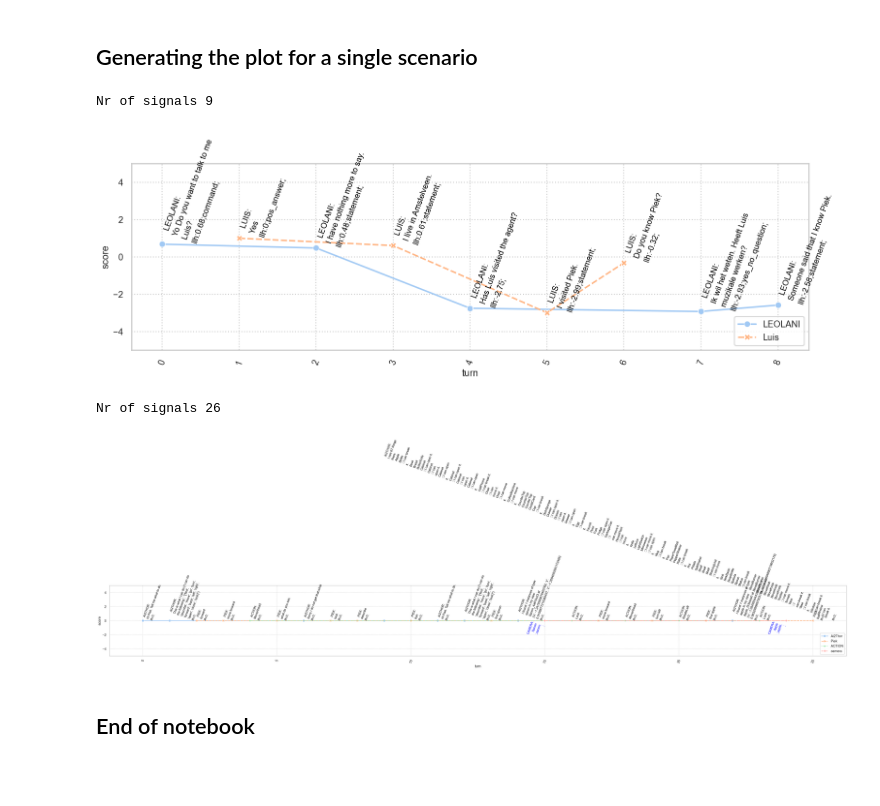
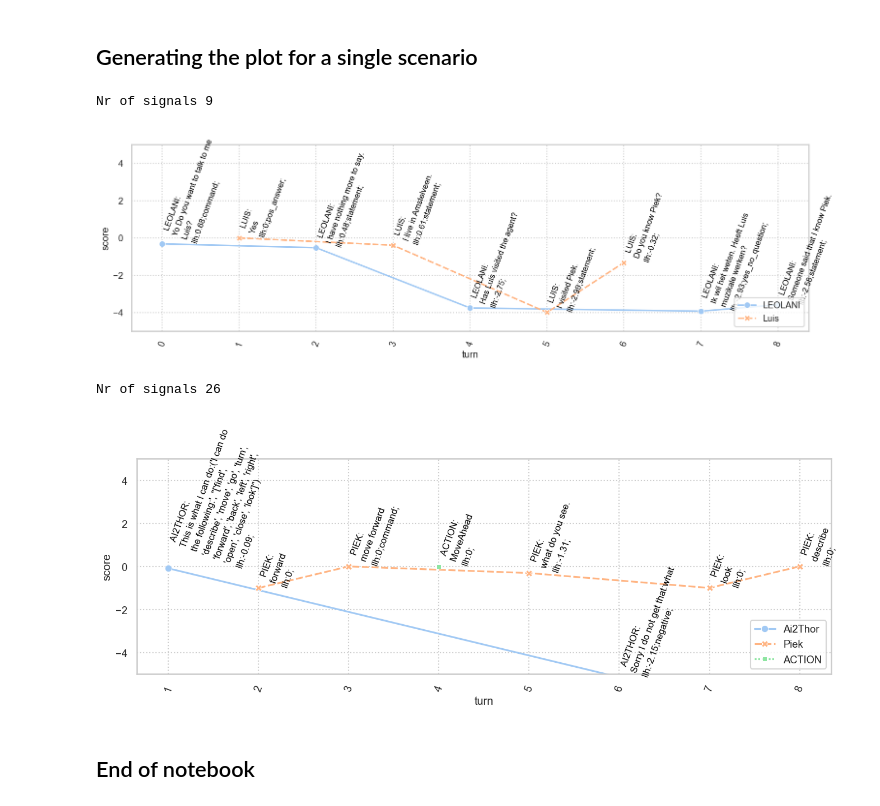
Before and after one commit to cltl/ma-communicative-robots, a Jupyter notebook: emissor_analysis/plot_analysis.ipynb, the cells around one changed output. Drawn from its saved outputs; the diff is of its cells as text; code cells hidden in the pictures; blank space fills up the shorter version.

```diff
--- a/emissor_analysis/plot_analysis.ipynb
+++ b/emissor_analysis/plot_analysis.ipynb
@@ -71,20 +71,21 @@ SCENARIO="b387db06-934e-405b-9d4e-f7e5c27b440a"
 # %%
 ## Plot analysis
 
 settings = plot.PlotSettings()
 settings._ANNOTATIONS = 'go,sentiment,llh'
 settings._ANNOTATIONS = 'dialog_acts, llh'
+settings._ANNOTATIONS = 'llh'
 settings._SENTIMENT_THRESHOLD=0.5
-settings._LLH_THRESHOLD=0.3
+settings._LLH_THRESHOLD=0.4
 settings._START=0
 settings._END=-1
 
 plot.create_timeline_image(emissor_path=EMISSOR,
                            scenario=SCENARIO,
                            settings=settings)
 # %% [output]
 Nr of signals 9
-[figure, old version]
+[figure, new version]
 # %%
 EMISSOR="../emissor"
 #### The next scenario is created by interacting with the Ai2Thor platform.
@@ -93,17 +94,17 @@ SCENARIO="0985799c-80eb-416c-b55e-f11ffc4ac259"
 ## Plot analysis
 
 settings = plot.PlotSettings()
-settings._ANNOTATIONS = 'go,sentiment,llh'
+settings._ANNOTATIONS = 'dialog_acts,go,sentiment,llh'
 settings._SENTIMENT_THRESHOLD=0.7
 settings._LLH_THRESHOLD=0.3
-settings._START=0
-settings._END=-1
+settings._START=1
+settings._END=8
 
 plot.create_timeline_image(emissor_path=EMISSOR,
                            scenario=SCENARIO,
                            settings=settings)
 # %% [output]
 Nr of signals 26
-[figure, old version]
+[figure, new version]
 # %% [markdown]
 ## End of notebook
```
Also changed, not shown: 18 other files.
